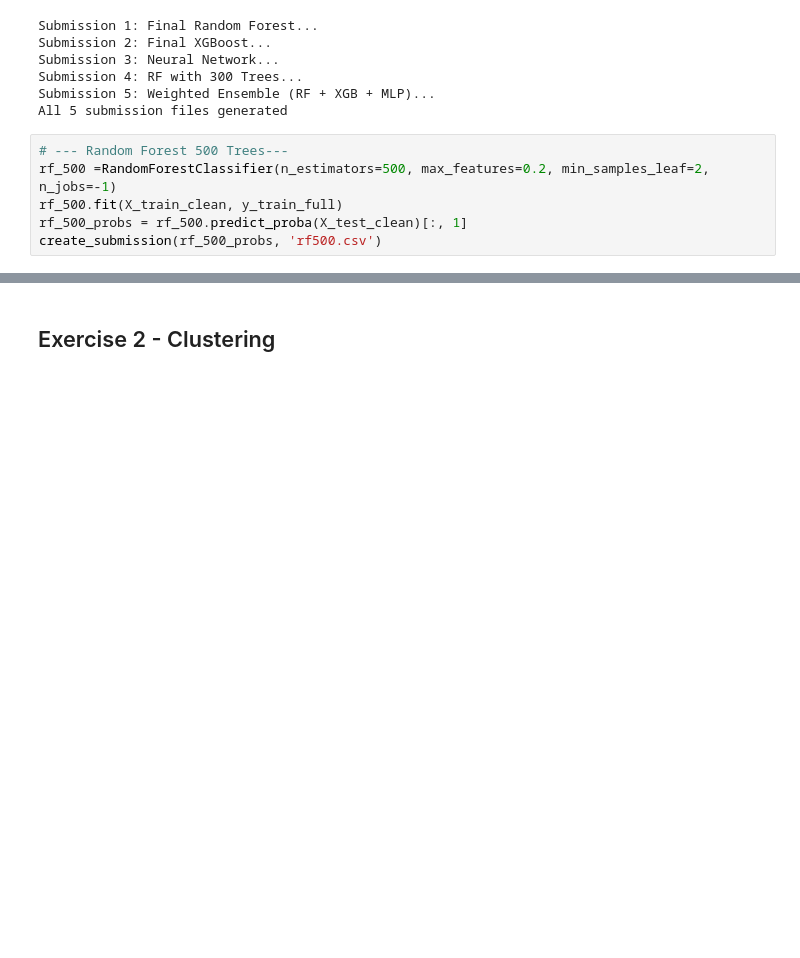
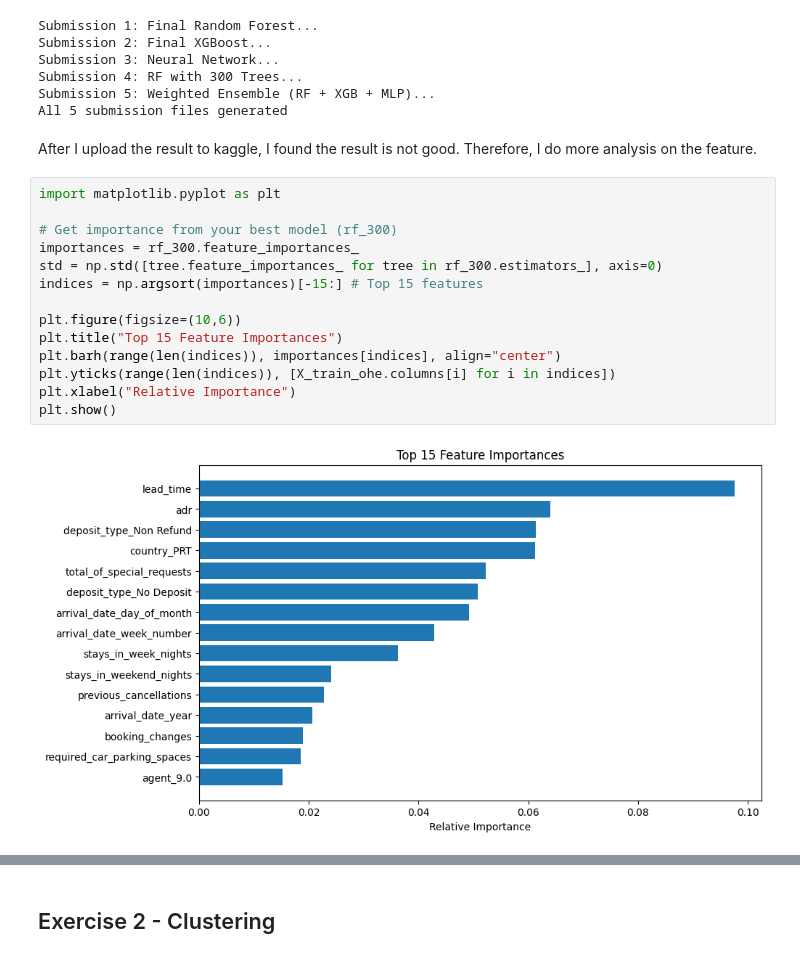
Before and after one commit to edwall201/Machine-Learning-26-Spring, a Jupyter notebook: assign5/assign5.ipynb, the cells around one changed output, grey strips where cells are left out. Saved outputs shown, nothing was run; the diff lists cells and outputs as text; blank space fills up the shorter version.

```diff
--- a/assign5/assign5.ipynb
+++ b/assign5/assign5.ipynb
@@ -377,9 +377,22 @@ Submission 3: Neural Network...
 Submission 4: RF with 300 Trees...
 Submission 5: Weighted Ensemble (RF + XGB + MLP)...
 All 5 submission files generated
-# %%
-# --- Random Forest 500 Trees---
-rf_500 =RandomForestClassifier(n_estimators=500, max_features=0.2, min_samples_leaf=2, n_jobs=-1)
-rf_500.fit(X_train_clean, y_train_full)
-rf_500_probs = rf_500.predict_proba(X_test_clean)[:, 1]
-create_submission(rf_500_probs, 'rf500.csv')
+# %% [markdown]
+After I upload the result to kaggle, I found the result is not good.
+Therefore, I do more analysis on the feature.
+# %%
+import matplotlib.pyplot as plt
+
+# Get importance from your best model (rf_300)
+importances = rf_300.feature_importances_
+std = np.std([tree.feature_importances_ for tree in rf_300.estimators_], axis=0)
+indices = np.argsort(importances)[-15:] # Top 15 features
+
+plt.figure(figsize=(10,6))
+plt.title("Top 15 Feature Importances")
+plt.barh(range(len(indices)), importances[indices], align="center")
+plt.yticks(range(len(indices)), [X_train_ohe.columns[i] for i in indices])
+plt.xlabel("Relative Importance")
+plt.show()
+# %% [output]
+[figure, added]
```
Also changed, not shown: parts of 4 cells of this notebook, 9 other files.
